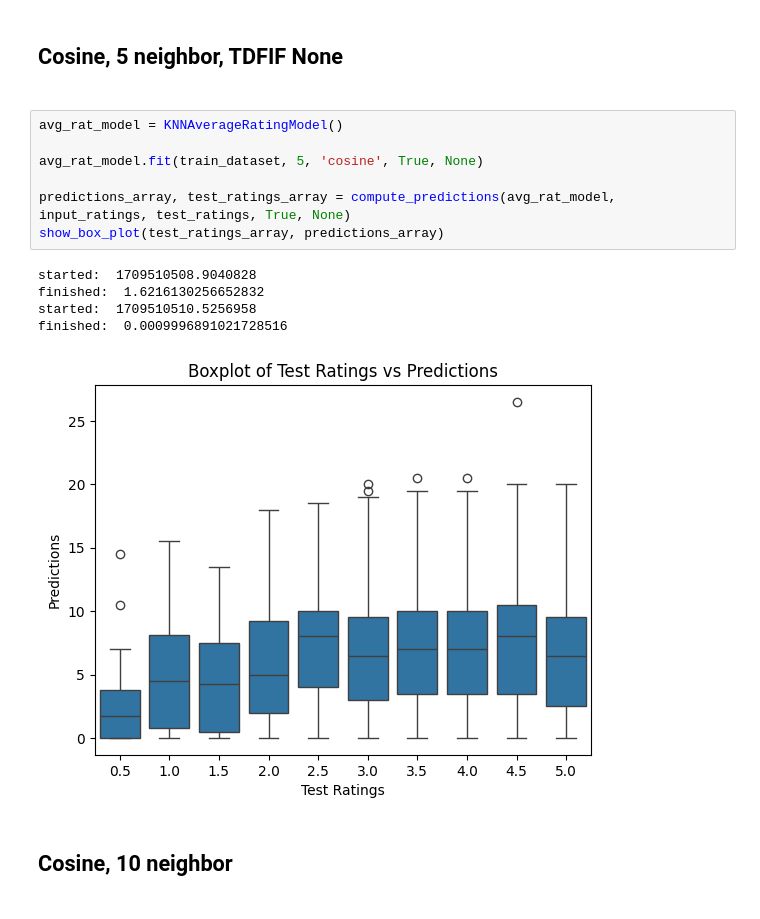
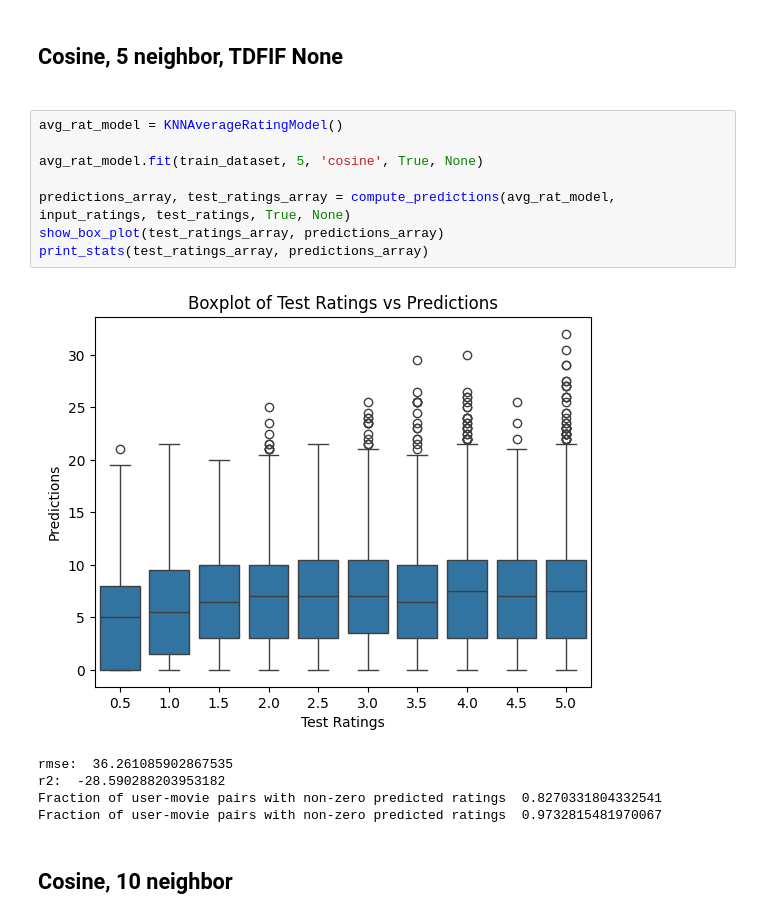
Before and after one commit to mikedabike1/AverageRatingsImplementation, a Jupyter notebook: kNNImplementation.ipynb, the cells around one changed output. Cells and saved outputs as stored; diff of their text form.

```diff
--- a/kNNImplementation.ipynb
+++ b/kNNImplementation.ipynb
@@ -311,16 +320,17 @@ Fraction of user-movie pairs with non-zero predicted ratings  0.9712230215827338
 # %%
 avg_rat_model = KNNAverageRatingModel()
 
 avg_rat_model.fit(train_dataset, 5, 'cosine', True, None)
 
 predictions_array, test_ratings_array = compute_predictions(avg_rat_model, input_ratings, test_ratings, True, None)
 show_box_plot(test_ratings_array, predictions_array)
+print_stats(test_ratings_array, predictions_array)
 # %% [output]
+[figure, new version]
-started:  1709510508.9040828
-finished:  1.6216130256652832
-started:  1709510510.5256958
-finished:  0.0009996891021728516
+rmse:  36.261085902867535
+r2:  -28.590288203953182
+Fraction of user-movie pairs with non-zero predicted ratings  0.8270331804332541
+Fraction of user-movie pairs with non-zero predicted ratings  0.9732815481970067
-[figure, old version]
 # %% [markdown]
 <H2>Cosine, 10 neighbor</h2>
 # %%
```
Also changed, not shown: parts of 11 cells of this notebook, 1 other file.
